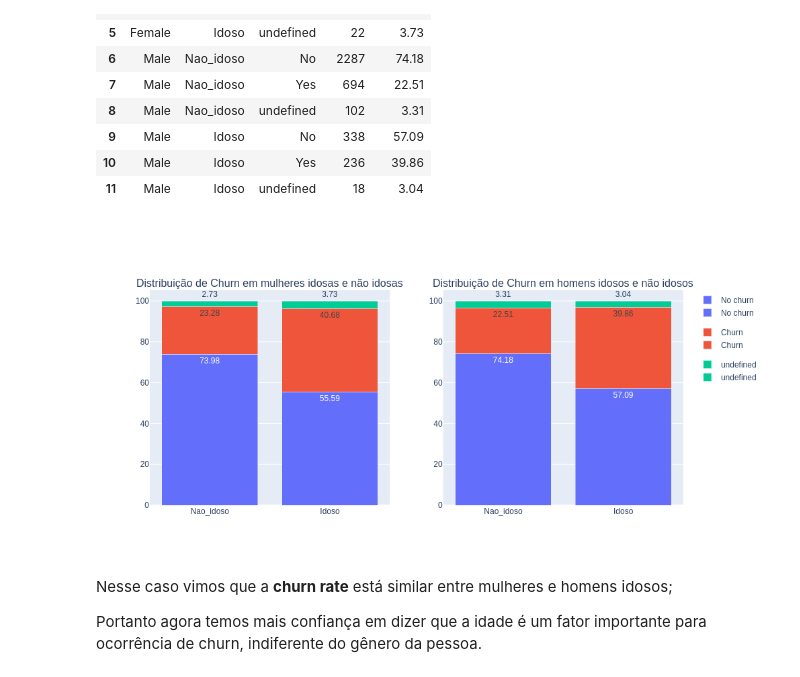
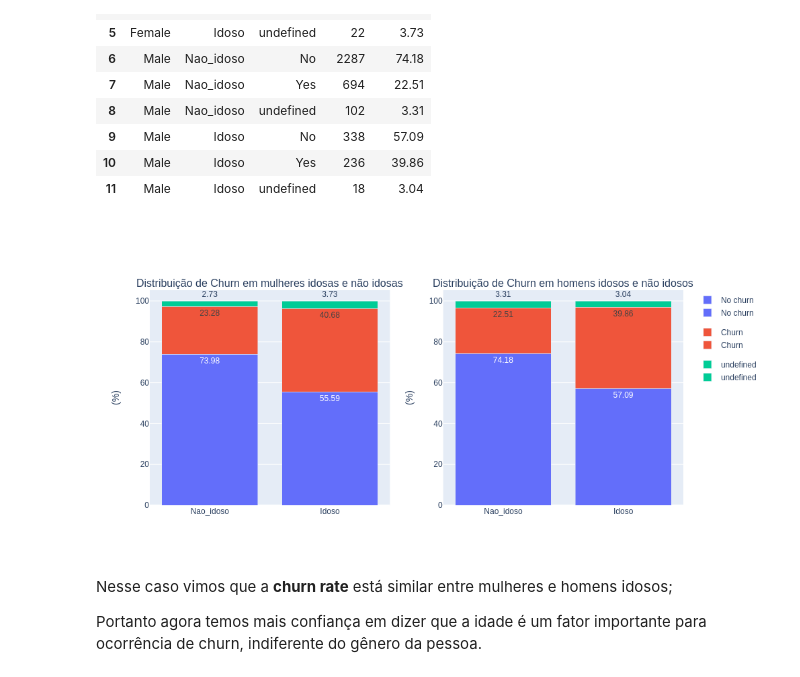
Before and after one commit to jackson-simionato/challenge_alura_DS01, a Jupyter notebook: week_2_challenge_alura_DS_2022_05.ipynb, the cells around one changed output. Saved outputs shown, nothing was run; the diff lists cells and outputs as text; code cells hidden in the pictures.

```diff
--- a/week_2_challenge_alura_DS_2022_05.ipynb
+++ b/week_2_challenge_alura_DS_2022_05.ipynb
@@ -175,30 +182,34 @@ cross_genero_idade
 # %%
 fig = make_subplots(rows=1, cols=2, subplot_titles=['Distribuição de Churn em mulheres idosas e não idosas','Distribuição de Churn em homens idosos e não idosos'])
 
 bar1 = px.bar(x=cross_genero_idade.query('genero=="Female"')['idoso'],y=cross_genero_idade.query('genero=="Female"')['percent'], labels={'x':'Idoso', 'y':'percent'}, text_auto=True, color=cross_genero_idade.query('genero=="Female"')['churn'])
 bar2 = px.bar(x=cross_genero_idade.query('genero=="Male"')['idoso'],y=cross_genero_idade.query('genero=="Male"')['percent'], labels={'x':'Idoso', 'y':'percent'}, text_auto=True, color=cross_genero_idade.query('genero=="Male"')['churn'])
 
 fig.append_trace(bar1['data'][0], row=1, col=1)
 fig.append_trace(bar1['data'][1], row=1, col=1)
 fig.append_trace(bar1['data'][2], row=1, col=1)
 
 
 fig.append_trace(bar2['data'][0], row=1, col=2)
 fig.append_trace(bar2['data'][1], row=1, col=2)
 fig.append_trace(bar2['data'][2], row=1, col=2)
 
+fig.update_yaxes(title_text='(%)', row=1, col=1)
+fig.update_yaxes(title_text='(%)', row=1, col=2)
+
+
 fig.update_layout(width=1000 , height=500, barmode='stack')
 
 newnames = {'No':'No churn', 'Yes': 'Churn', 'undefined': 'undefined'}
 fig.for_each_trace(lambda t: t.update(name = newnames[t.name],
                                       legendgroup = newnames[t.name],
                                       hovertemplate = t.hovertemplate.replace(t.name, newnames[t.name])
                                      )
                   )
 
 fig.show('png')
 # %% [output]
-[figure, old version]
+[figure, new version]
 # %% [markdown]
 Nesse caso vimos que a **churn rate** está similar entre mulheres e homens idosos;
 
```
Also changed, not shown: parts of 2 cells of this notebook.
